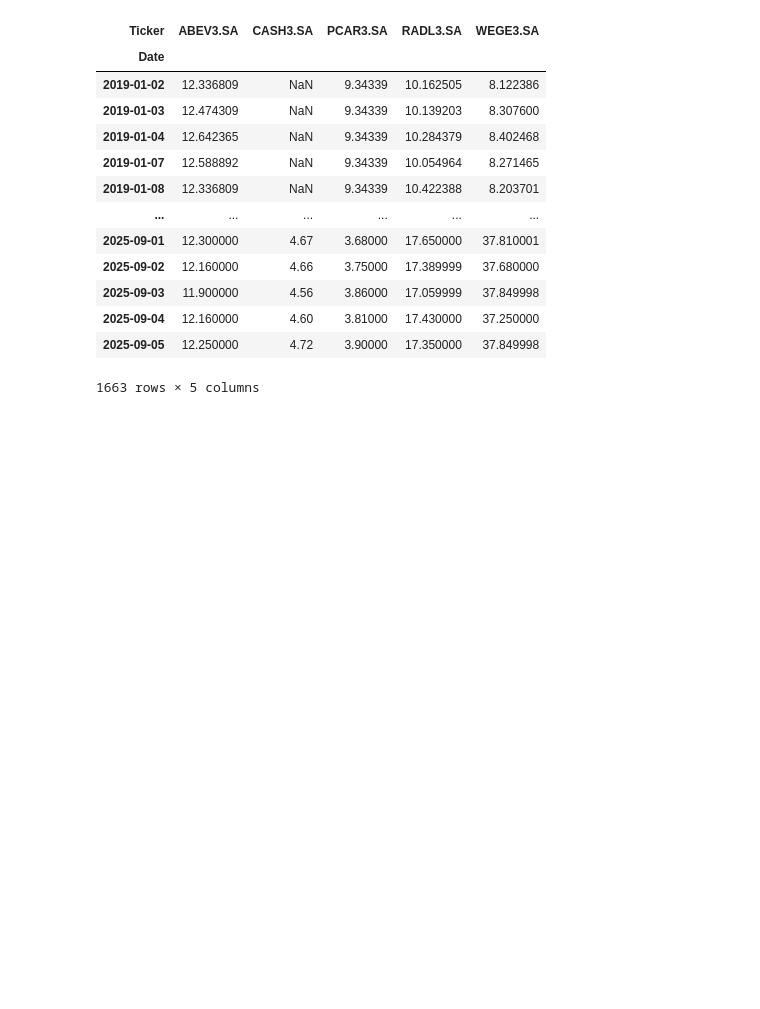
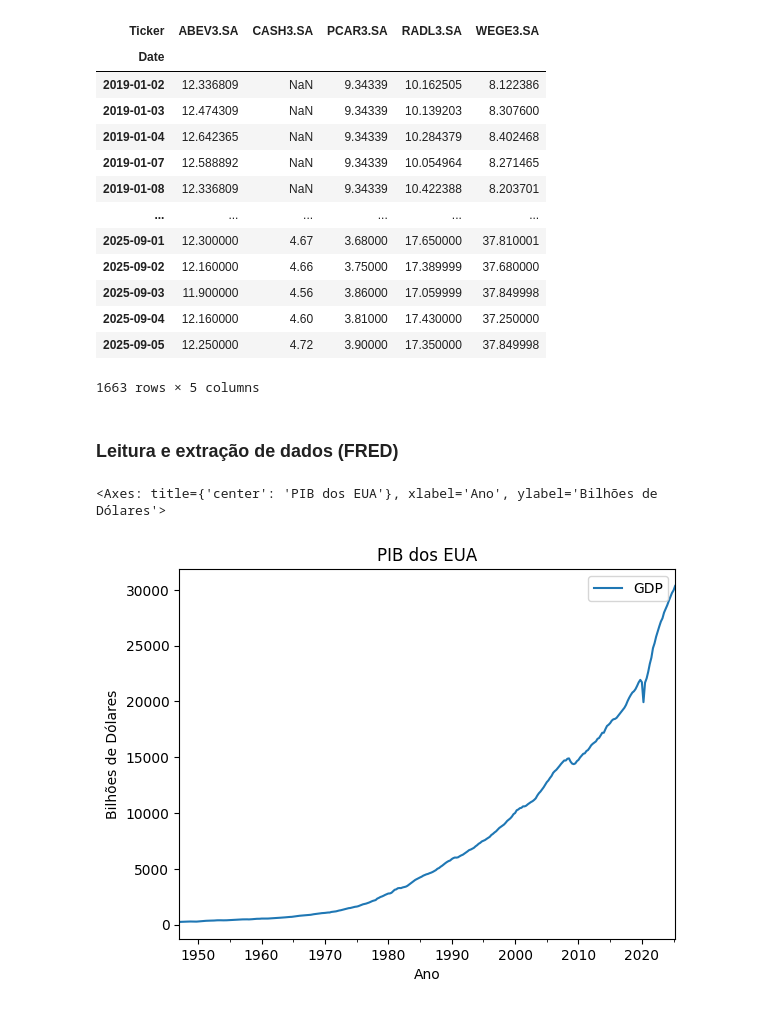
Before and after one commit to Jgonsan/Python, a Jupyter notebook: Pandas.ipynb, the cells around one changed output. Cells and saved outputs as stored; diff of their text form; code cells hidden in the pictures; blank space fills up the shorter version.

```diff
--- a/Pandas.ipynb
+++ b/Pandas.ipynb
@@ -1564,3 +1564,5 @@ dados["Adj Close"]
 | 2025-09-04 | 12.160000 | 4.60 | 3.81000 | 17.430000 | 37.250000 |
 | 2025-09-05 | 12.250000 | 4.72 | 3.90000 | 17.350000 | 37.849998 |
 1663 rows × 5 columns
+# %% [markdown]
+### Leitura e extração de dados (FRED)
@@ -1566,0 +1577,13 @@ dados["Adj Close"]
+# %%
+# Extração de dados do FRED (Federal Reserve Economic Data)
+dado = 'GDP'
+
+inicio = '1910-12-31'
+final = datetime.now()
+
+dado_fred = pdr.get_data_fred(dado, start=inicio, end=final)
+dado_fred
+dado_fred.plot(title='PIB dos EUA', ylabel='Bilhões de Dólares', xlabel='Ano')
+# %% [output]
+<Axes: title={'center': 'PIB dos EUA'}, xlabel='Ano', ylabel='Bilhões de Dólares'>
+[figure, added]
```
Also changed, not shown: parts of 49 cells of this notebook.
